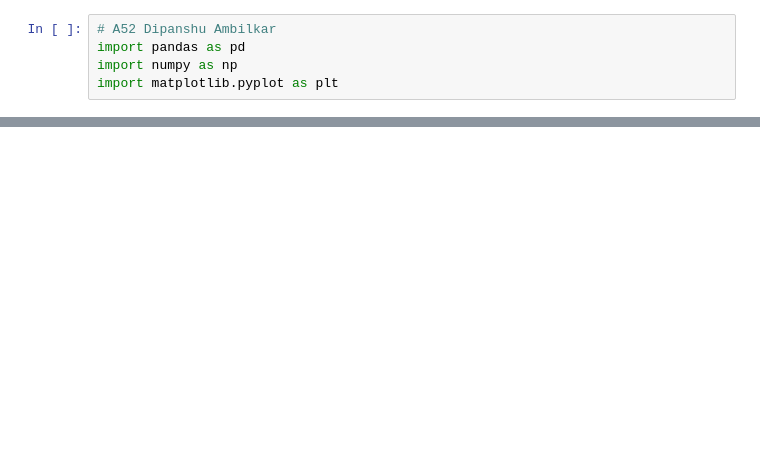
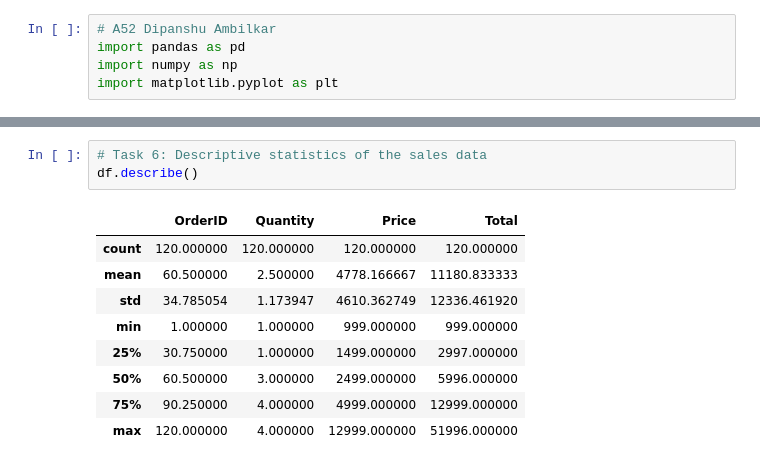
Before and after one commit to DipanshuAmbilkar03/telab, a Jupyter notebook: B.E./DMV/ex1/Exp1_Data_Loading_Formats.ipynb, the cells around one changed output, grey strips where cells are left out. Saved outputs shown, nothing was run; the diff lists cells and outputs as text; blank space fills up the shorter version.

```diff
--- a/B.E./DMV/ex1/Exp1_Data_Loading_Formats.ipynb
+++ b/B.E./DMV/ex1/Exp1_Data_Loading_Formats.ipynb
@@ -111,0 +132,13 @@ Name: Total, dtype: float64
+# %%
+# Task 6: Descriptive statistics of the sales data
+df.describe()
+# %% [output]
+|  | OrderID | Quantity | Price | Total |
+| count | 120.000000 | 120.000000 | 120.000000 | 120.000000 |
+| mean | 60.500000 | 2.500000 | 4778.166667 | 11180.833333 |
+| std | 34.785054 | 1.173947 | 4610.362749 | 12336.461920 |
+| min | 1.000000 | 1.000000 | 999.000000 | 999.000000 |
+| 25% | 30.750000 | 1.000000 | 1499.000000 | 2997.000000 |
+| 50% | 60.500000 | 3.000000 | 2499.000000 | 5996.000000 |
+| 75% | 90.250000 | 4.000000 | 4999.000000 | 12999.000000 |
+| max | 120.000000 | 4.000000 | 12999.000000 | 51996.000000 |
```
Also changed, not shown: parts of 27 cells of this notebook, 1 other file.
